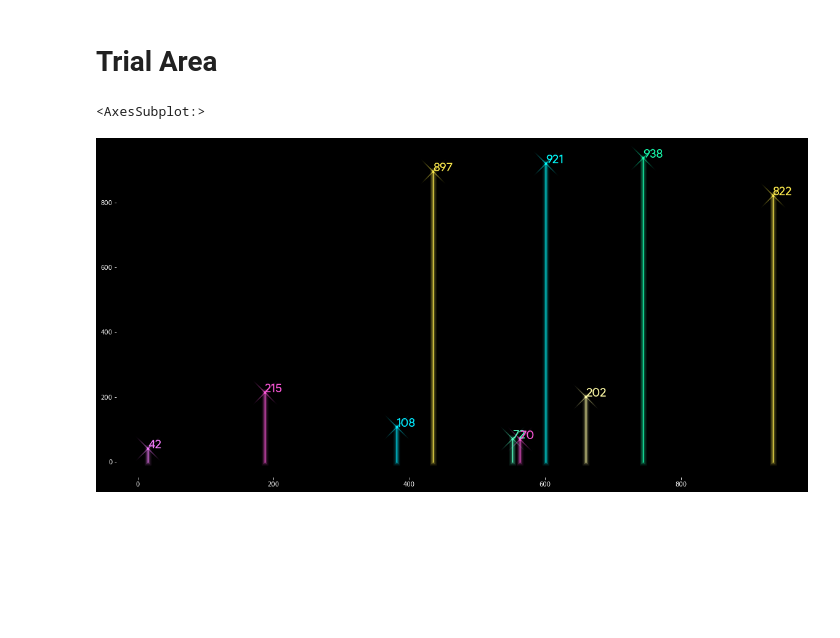
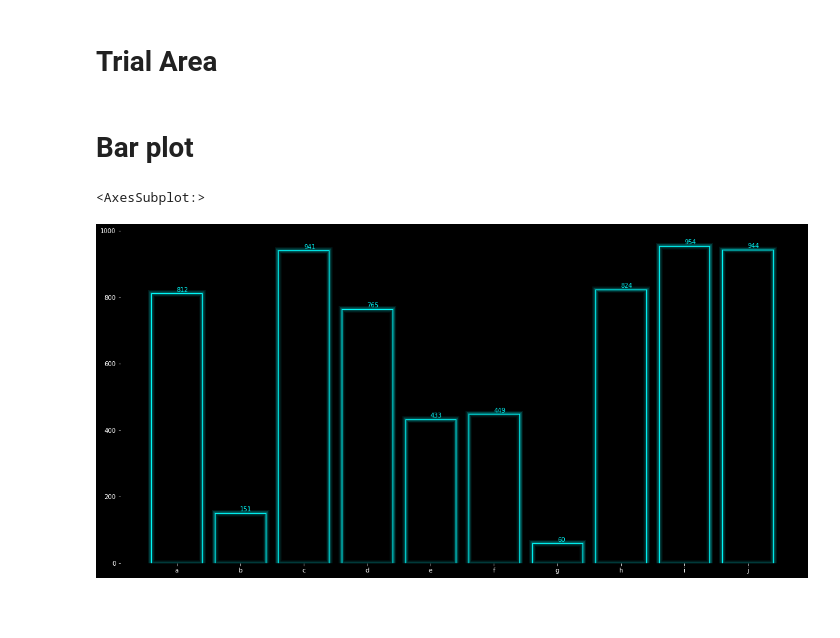
Before and after one commit to AayushSameerShah/neona, a Jupyter notebook: checks.ipynb, the cells around one changed output. Drawn from its saved outputs; the diff is of its cells as text; code cells hidden in the pictures; blank space fills up the shorter version.

Commit message:
Changed Barplot to Lollipoplot and made a new def for barplot

```diff
--- a/checks.ipynb
+++ b/checks.ipynb
@@ -46,14 +46,35 @@ def cycle_colors(color):
 # Trial Area
 # %%
 df = pd.DataFrame(np.random.randint(0, 1000, (10, 4)))
-# %%
-plt.figure(figsize= (20, 10))
-barplot(df[0], df[1], spines=False,
-        show_values=True, color=colors,
-        point_marker='x',
-        font_dict=dict(fontsize=20, fontfamily="product sans", color='r'))
-# %% [output]
-<AxesSubplot:>
-[figure, removed]
+# %% [markdown]
+# Bar plot
+# %%
+def barplot(x, y, spines=True, color="#59ffc5", font_dict=dict(),
+             show_values=False, ax=None, lw=25, y_offset=0):
+
+
+    fig = plt.gcf()
+    ax = ax or plt.gca()
+    plot_configure(ax, spines_yn=spines)
+    a, b = get_lw(lw)
+
+
+    for width, alpha in zip(a, b):
+        plt.bar(x, y, edgecolor=color, facecolor= (0, 0, 0, 0), linewidth=width,
+                 alpha=alpha)
+    plt.bar(x, y, edgecolor=color, facecolor= (0, 0, 0, 0))
+
+    if show_values == True:
+        font_dict['color'] = color
+        for x, y in zip(x, y):
+            plt.text(x, y - y_offset, str(int(y)), **font_dict)
+
+    return ax
+# %%
+plt.figure(figsize=(20,10))
+barplot(list('abcdefghij'), df[1], lw=15, show_values=True, y_offset=-5, color='cyan', spines=False)
+# %% [output]
+<AxesSubplot:>
+[figure, added]
 # %% [markdown]
 #
```
Also changed, not shown: parts of 4 cells of this notebook, 2 other files.
